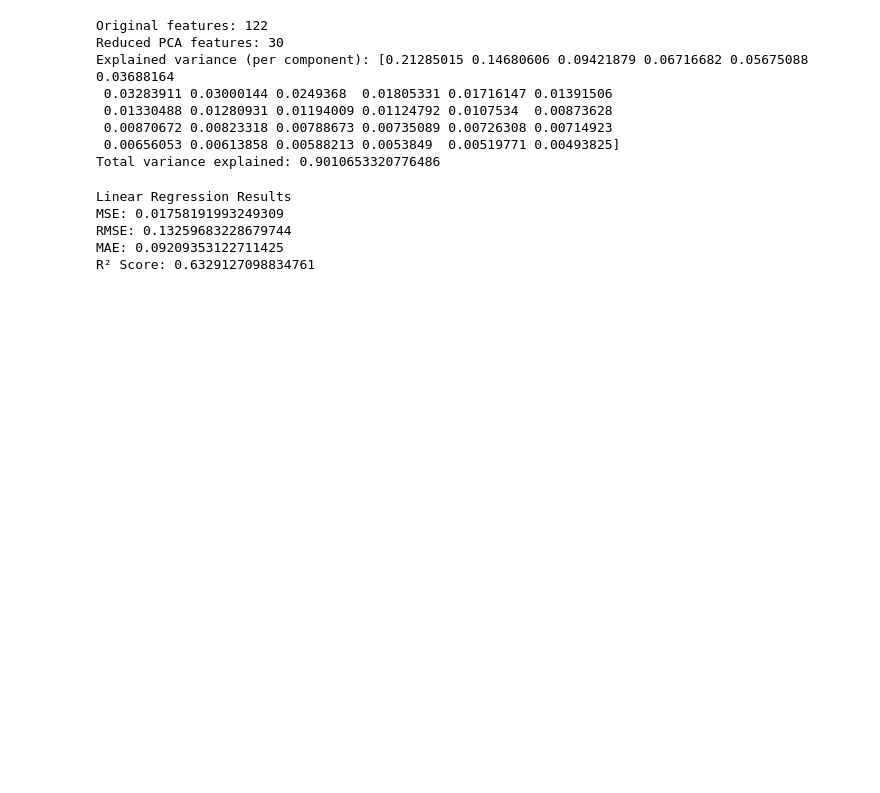
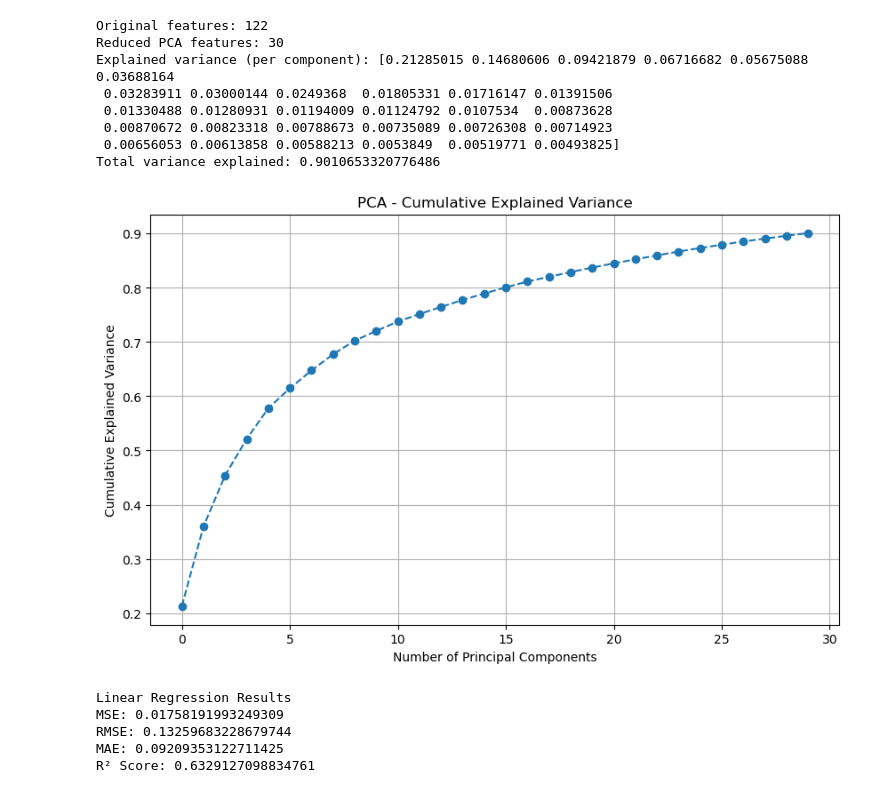
Before and after one commit to Malaravan13/PCA, a Jupyter notebook: code.ipynb, the cells around one changed output. Saved outputs shown, nothing was run; the diff lists cells and outputs as text; code cells hidden in the pictures; blank space fills up the shorter version.

```diff
--- a/code.ipynb
+++ b/code.ipynb
@@ -55,6 +55,19 @@ Explained variance (per component): [0.21285015 0.14680606 0.09421879 0.06716682
  0.00870672 0.00823318 0.00788673 0.00735089 0.00726308 0.00714923
  0.00656053 0.00613858 0.00588213 0.0053849  0.00519771 0.00493825]
 Total variance explained: 0.9010653320776486
+# %%
+explained_variance = pca.explained_variance_ratio_
+cumulative_variance = np.cumsum(explained_variance)
+
+plt.figure(figsize=(10,6))
+plt.plot(cumulative_variance, marker='o', linestyle='--')
+plt.title('PCA - Cumulative Explained Variance')
+plt.xlabel('Number of Principal Components')
+plt.ylabel('Cumulative Explained Variance')
+plt.grid(True)
+plt.show()
+# %% [output]
+[figure, added]
 # %%
 lr = LinearRegression()
 lr.fit(X_train, y_train)
```
Also changed, not shown: parts of 1 cell of this notebook.
